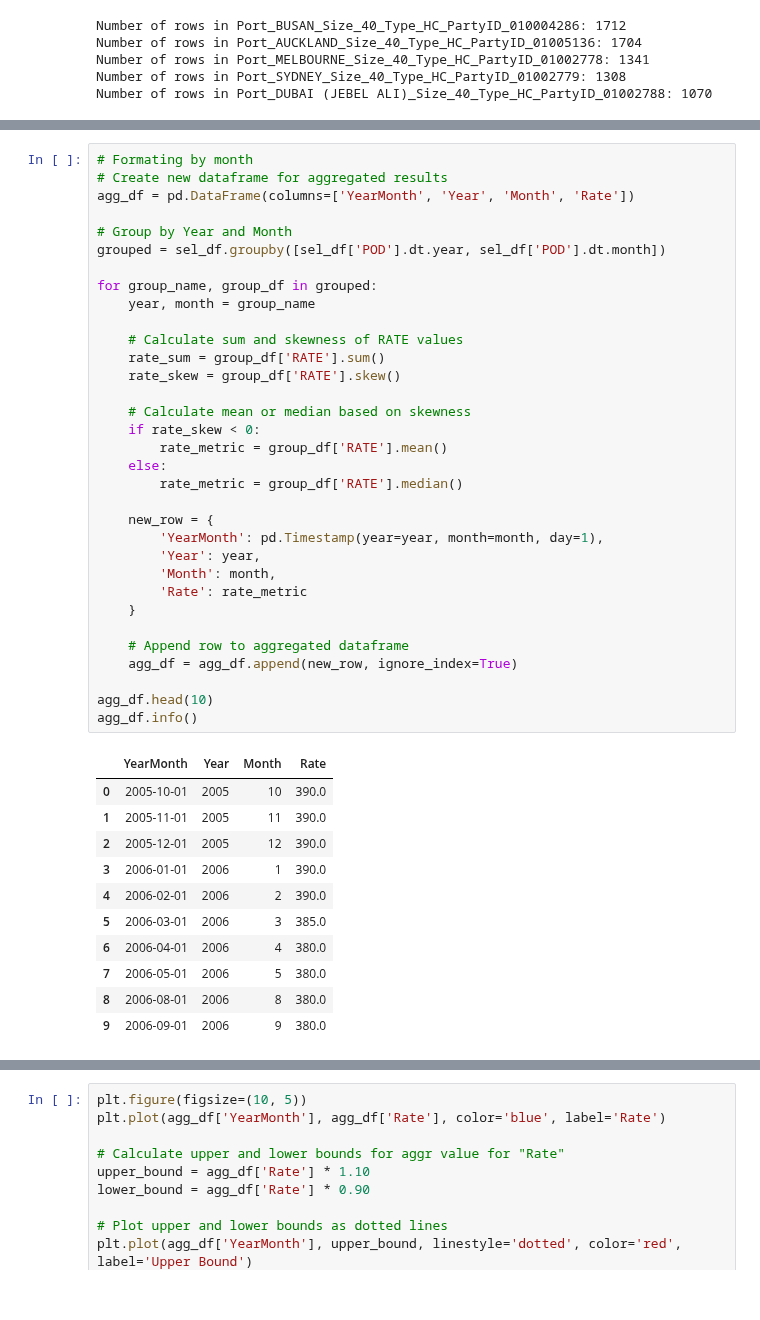
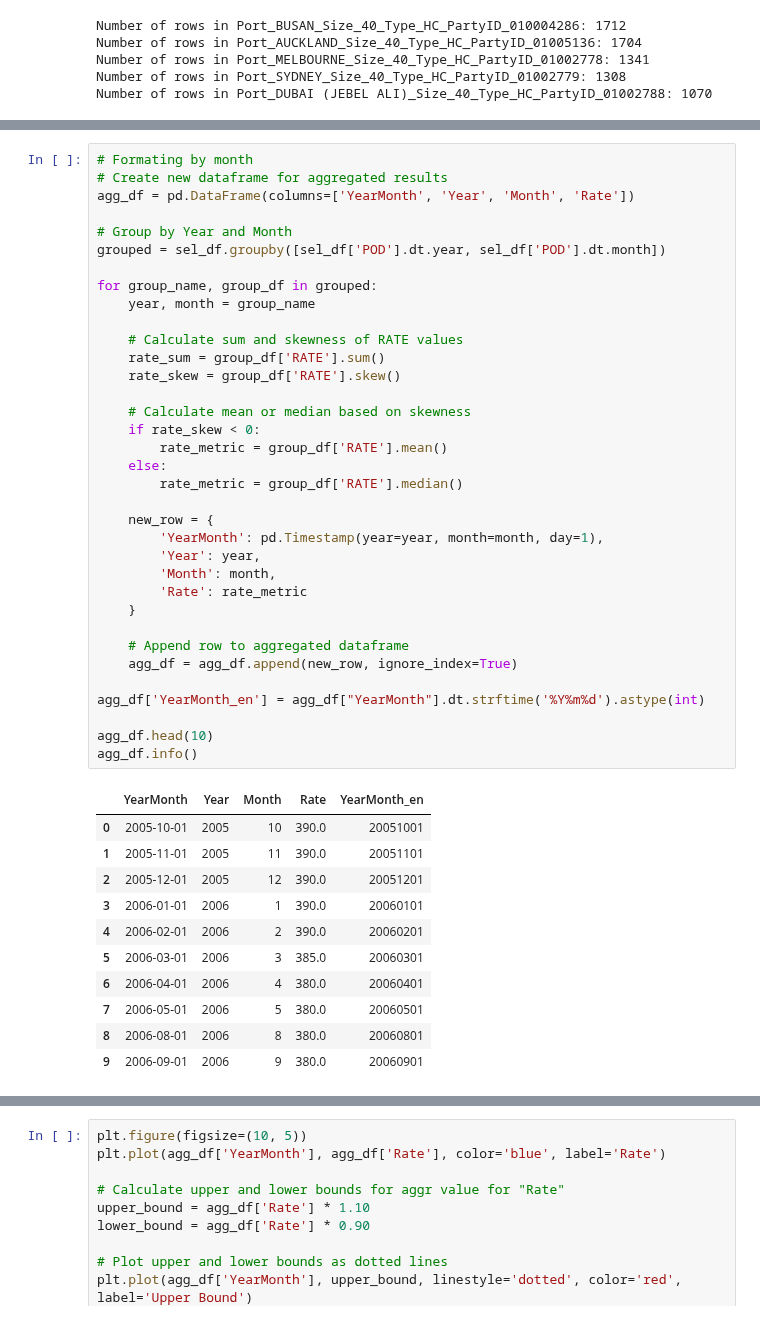
Before and after one commit to aloysiuswjw/Cost-Rate-Analysis, a Jupyter notebook: LA.ipynb, the cells around one changed output, grey strips where cells are left out. Saved outputs shown, nothing was run; the diff lists cells and outputs as text.

```diff
--- a/LA.ipynb
+++ b/LA.ipynb
@@ -296,43 +290,45 @@ agg_df = pd.DataFrame(columns=['YearMonth', 'Year', 'Month', 'Rate'])
 
 # Group by Year and Month
 grouped = sel_df.groupby([sel_df['POD'].dt.year, sel_df['POD'].dt.month])
 
 for group_name, group_df in grouped:
     year, month = group_name
 
     # Calculate sum and skewness of RATE values
     rate_sum = group_df['RATE'].sum()
     rate_skew = group_df['RATE'].skew()
 
     # Calculate mean or median based on skewness
     if rate_skew < 0:
         rate_metric = group_df['RATE'].mean()
     else:
         rate_metric = group_df['RATE'].median()
 
     new_row = {
         'YearMonth': pd.Timestamp(year=year, month=month, day=1),
         'Year': year,
         'Month': month,
         'Rate': rate_metric
     }
 
     # Append row to aggregated dataframe
     agg_df = agg_df.append(new_row, ignore_index=True)
 
+agg_df['YearMonth_en'] = agg_df["YearMonth"].dt.strftime('%Y%m%d').astype(int)
+
 agg_df.head(10)
 agg_df.info()
 # %% [output]
-|  | YearMonth | Year | Month | Rate |
-| 0 | 2005-10-01 | 2005 | 10 | 390.0 |
-| 1 | 2005-11-01 | 2005 | 11 | 390.0 |
-| 2 | 2005-12-01 | 2005 | 12 | 390.0 |
-| 3 | 2006-01-01 | 2006 | 1 | 390.0 |
-| 4 | 2006-02-01 | 2006 | 2 | 390.0 |
-| 5 | 2006-03-01 | 2006 | 3 | 385.0 |
-| 6 | 2006-04-01 | 2006 | 4 | 380.0 |
-| 7 | 2006-05-01 | 2006 | 5 | 380.0 |
-| 8 | 2006-08-01 | 2006 | 8 | 380.0 |
-| 9 | 2006-09-01 | 2006 | 9 | 380.0 |
+|  | YearMonth | Year | Month | Rate | YearMonth_en |
+| 0 | 2005-10-01 | 2005 | 10 | 390.0 | 20051001 |
+| 1 | 2005-11-01 | 2005 | 11 | 390.0 | 20051101 |
+| 2 | 2005-12-01 | 2005 | 12 | 390.0 | 20051201 |
+| 3 | 2006-01-01 | 2006 | 1 | 390.0 | 20060101 |
+| 4 | 2006-02-01 | 2006 | 2 | 390.0 | 20060201 |
+| 5 | 2006-03-01 | 2006 | 3 | 385.0 | 20060301 |
+| 6 | 2006-04-01 | 2006 | 4 | 380.0 | 20060401 |
+| 7 | 2006-05-01 | 2006 | 5 | 380.0 | 20060501 |
+| 8 | 2006-08-01 | 2006 | 8 | 380.0 | 20060801 |
+| 9 | 2006-09-01 | 2006 | 9 | 380.0 | 20060901 |
 <class 'pandas.core.frame.DataFrame'>
 RangeIndex: 185 entries, 0 to 184
```
Also changed, not shown: parts of 5 cells of this notebook.
